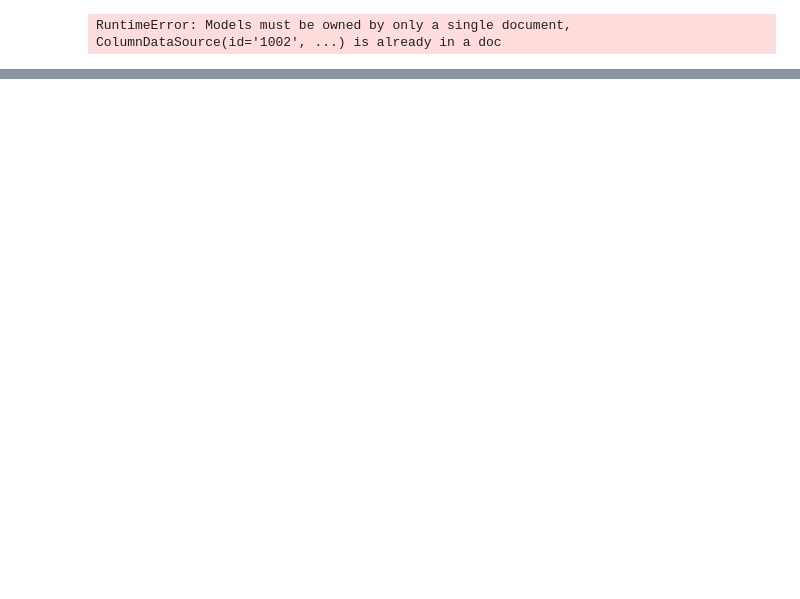
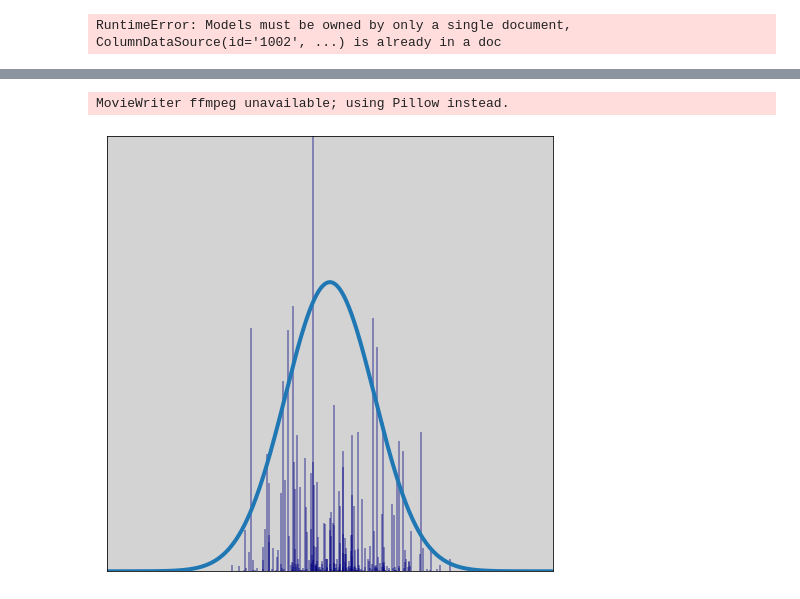
Before and after one commit to manuelgloeckler/manuelgloeckler.github.io, a Jupyter notebook: _notebooks/nonparameterics.ipynb, the cells around one changed output, grey strips where cells are left out. Saved outputs shown, nothing was run; the diff lists cells and outputs as text; code cells hidden in the pictures; blank space fills up the shorter version.

```diff
--- a/_notebooks/nonparameterics.ipynb
+++ b/_notebooks/nonparameterics.ipynb
@@ -1046,3 +1046,42 @@ Loading BokehJS ...
 [interactive output not drawn]
 [interactive output not drawn]
 [interactive output not drawn]
+# %%
+import torch
+import matplotlib.pyplot as plt
+
+from matplotlib.animation import FuncAnimation
+
+p = torch.distributions.Normal(0, 1)
+x = torch.linspace(-5,5, 10000)
+pi = torch.distributions.Dirichlet(0.005*torch.ones(10000)).sample()
+
+fig, ax = plt.subplots(1,figsize=(8,8))
+ln = plt.vlines(p.sample((10000,)), pi*10, ".", alpha=0.5)
+plt.plot(x, p.log_prob(x).exp(), lw=4)
+ax.set_facecolor('lightgrey')
+plt.xlim(-5,5)
+plt.ylim(0, 0.6)
+plt.xticks([])
+plt.yticks([])
+#plt.axis("off")
+
+
+def update(frame):
+    ax.clear()
+    pi = torch.distributions.Dirichlet(0.005*torch.ones(10000)).sample()
+    ln = plt.vlines(p.sample((10000,)), pi*10, ".", alpha=0.5, color="navy")
+    plt.plot(x, p.log_prob(x).exp(), lw=4)
+    ax.set_facecolor('lightgrey')
+    plt.xticks([])
+    plt.yticks([])
+    plt.xlim(-5,5)
+    plt.ylim(0, 0.6)
+    #plt.axis("off")
+    return ln,
+
+ani = FuncAnimation(fig, update, frames=5, blit=True, repeat=True)
+ani.save("../assets/cover_bnp.gif", dpi=200, fps=1)
+# %% [output]
+MovieWriter ffmpeg unavailable; using Pillow instead.
+[figure, added]
```
Also changed, not shown: 7 other files.
